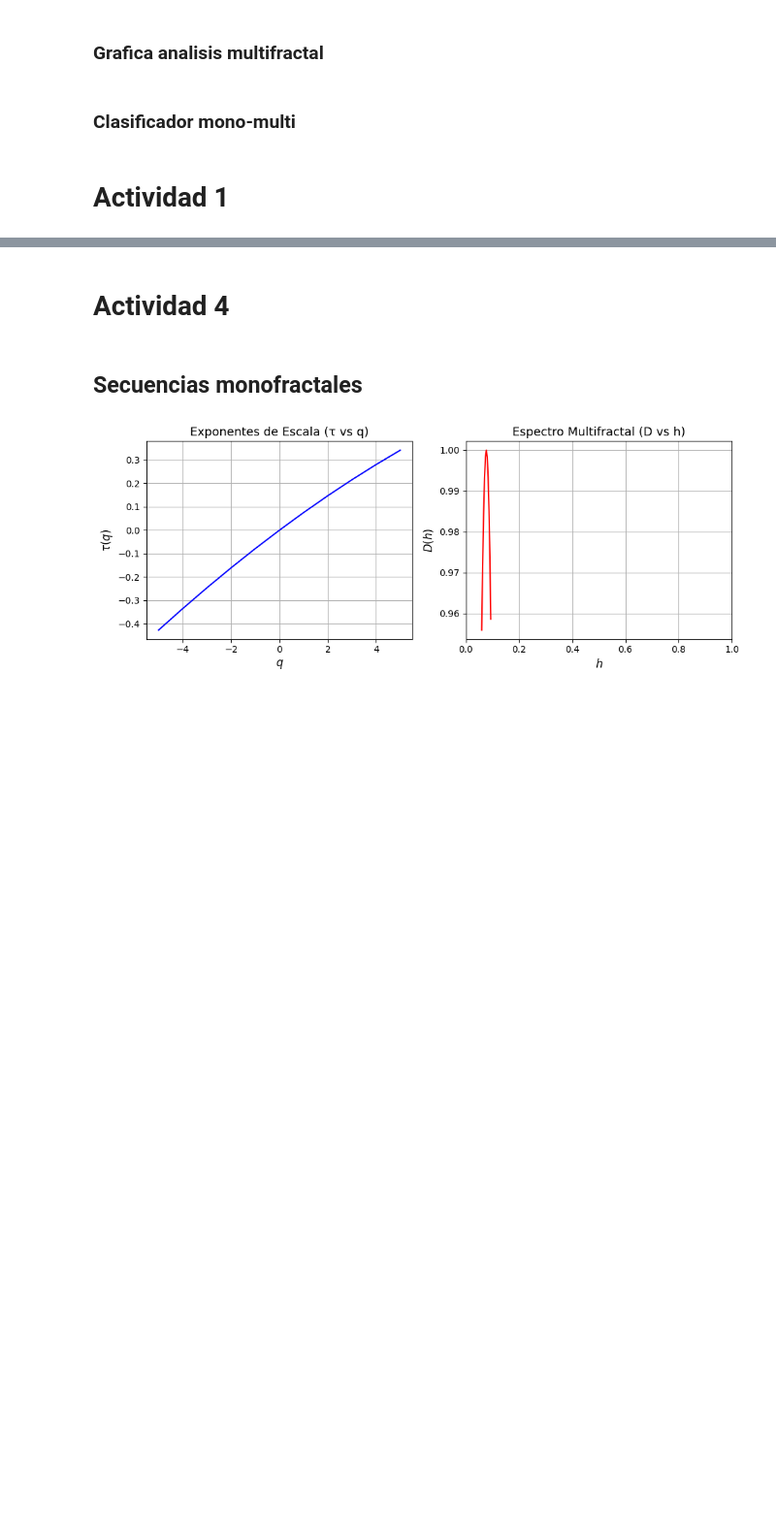
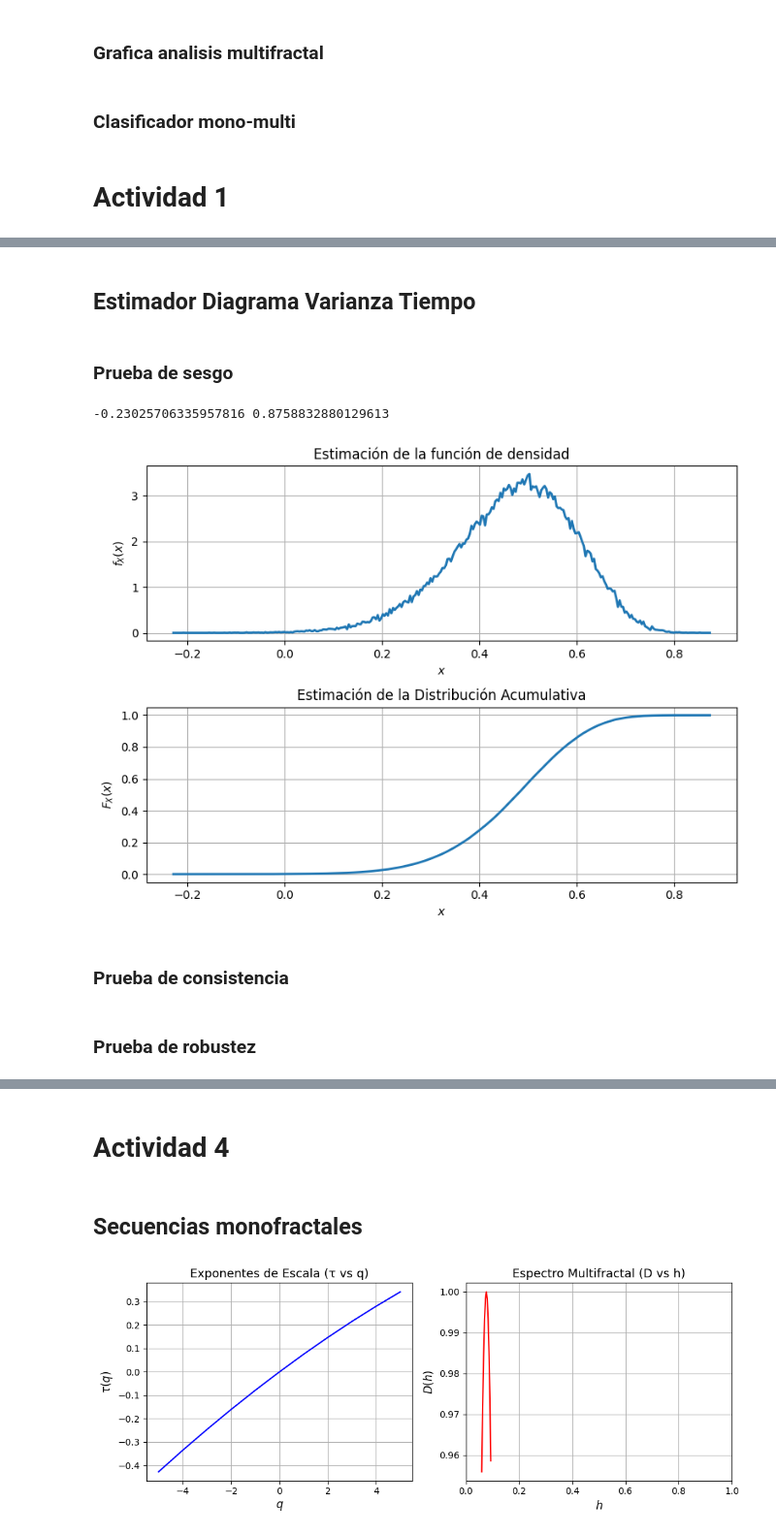
Before and after one commit to aalejoz25/LRD_y_multifractales, a Jupyter notebook: code.ipynb, the cells around one changed output, grey strips where cells are left out. Shown at 97% size. Cells and saved outputs as stored; diff of their text form; code cells hidden in the pictures; blank space fills up the shorter version.

```diff
--- a/code.ipynb
+++ b/code.ipynb
@@ -778,0 +586,28 @@ AttributeError: 'dict' object has no attribute 't'
+# %% [markdown]
+## Estimador Diagrama Varianza Tiempo
+# %% [markdown]
+### Prueba de sesgo
+# %%
+num_subconjuntos = 100000
+num_repeticiones = 100
+
+# la mas optima es la exponencial en ld esta no da sesgo
+subconjuntos = []
+for _ in range(num_subconjuntos):
+    subconjunto = np.random.randint(valor_minimo, valor_maximo + 1, size=num_repeticiones)
+    subconjuntos.append(subconjunto)
+
+array_hvt = []
+
+for subconjunto in subconjuntos:
+    hvt_valores, _, _  = vt(subconjunto)
+    array_hvt.append(hvt_valores)
+
+pdfcdfcontinua(array_hvt)
+# %% [output]
+-0.23025706335957816 0.8758832880129613
+[figure, added]
+# %% [markdown]
+### Prueba de consistencia
+# %% [markdown]
+### Prueba de robustez
```
Also changed, not shown: parts of 45 cells of this notebook.
